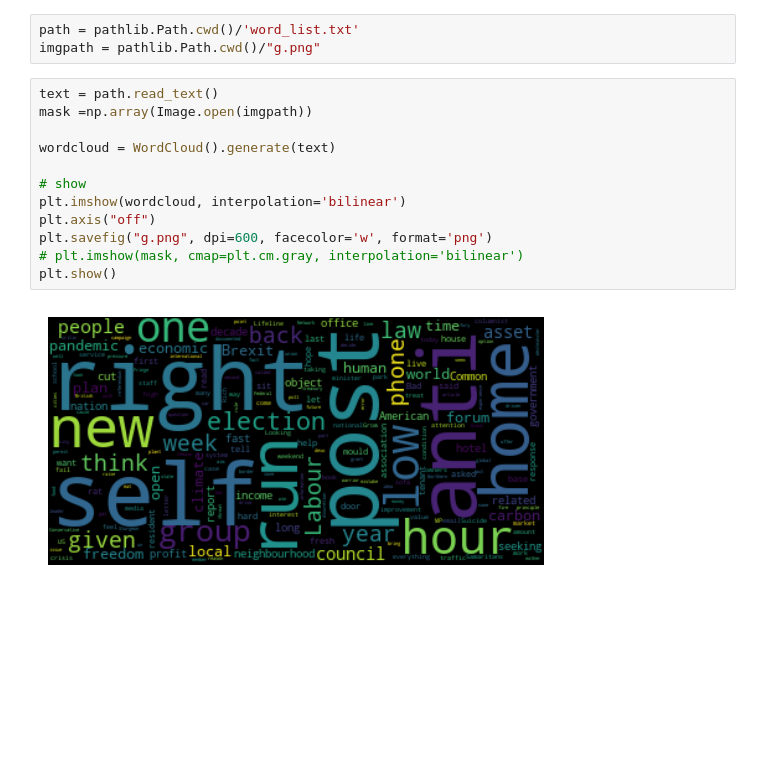
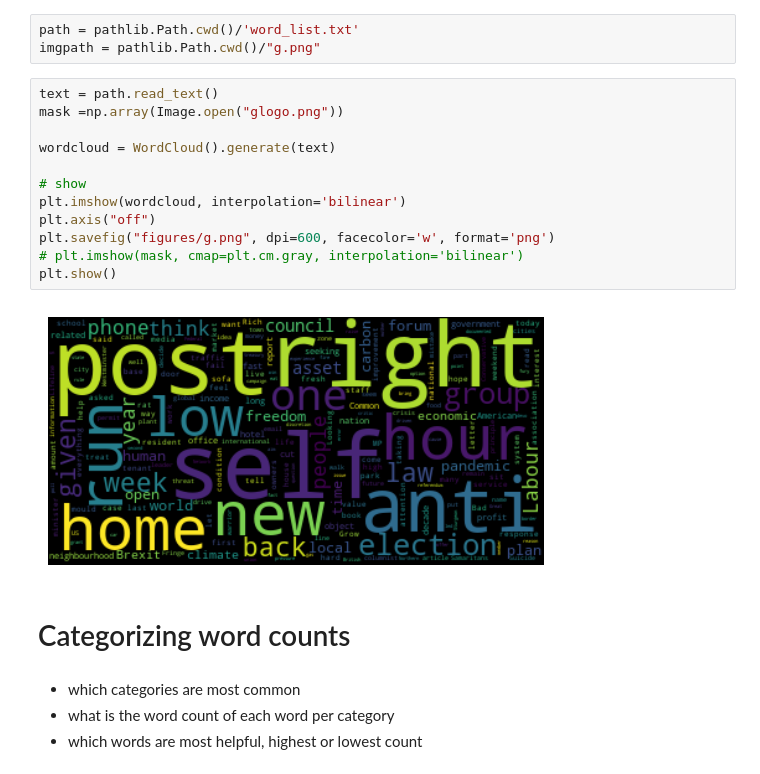
Before and after one commit to cordovez/the_guardian_vocabulary, a Jupyter notebook: guardianscraper/guardian_vocab_2.ipynb, the cells around one changed output. Saved outputs shown, nothing was run; the diff lists cells and outputs as text; blank space fills up the shorter version.

```diff
--- a/guardianscraper/guardian_vocab_2.ipynb
+++ b/guardianscraper/guardian_vocab_2.ipynb
@@ -319,15 +319,21 @@ path = pathlib.Path.cwd()/'word_list.txt'
 imgpath = pathlib.Path.cwd()/"g.png"
 # %%
 text = path.read_text()
-mask =np.array(Image.open(imgpath))
+mask =np.array(Image.open("glogo.png"))
 
 wordcloud = WordCloud().generate(text)
 
 # show
 plt.imshow(wordcloud, interpolation='bilinear')
 plt.axis("off")
-plt.savefig("g.png", dpi=600, facecolor='w', format='png')
+plt.savefig("figures/g.png", dpi=600, facecolor='w', format='png')
 # plt.imshow(mask, cmap=plt.cm.gray, interpolation='bilinear')
 plt.show()
 # %% [output]
-[figure, old version]
+[figure, new version]
+# %% [markdown]
+# Categorizing word counts
+# %% [markdown]
+- which categories are most common
+- what is the word count of each word per category
+- which words are most helpful, highest or lowest count
```
Also changed, not shown: parts of 14 cells of this notebook, 5 other files.
